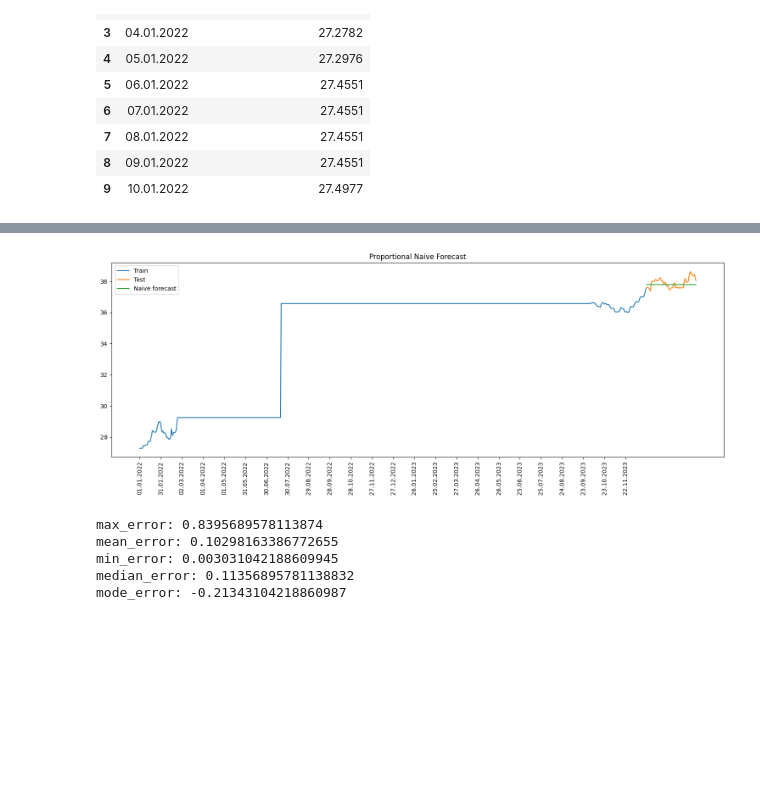
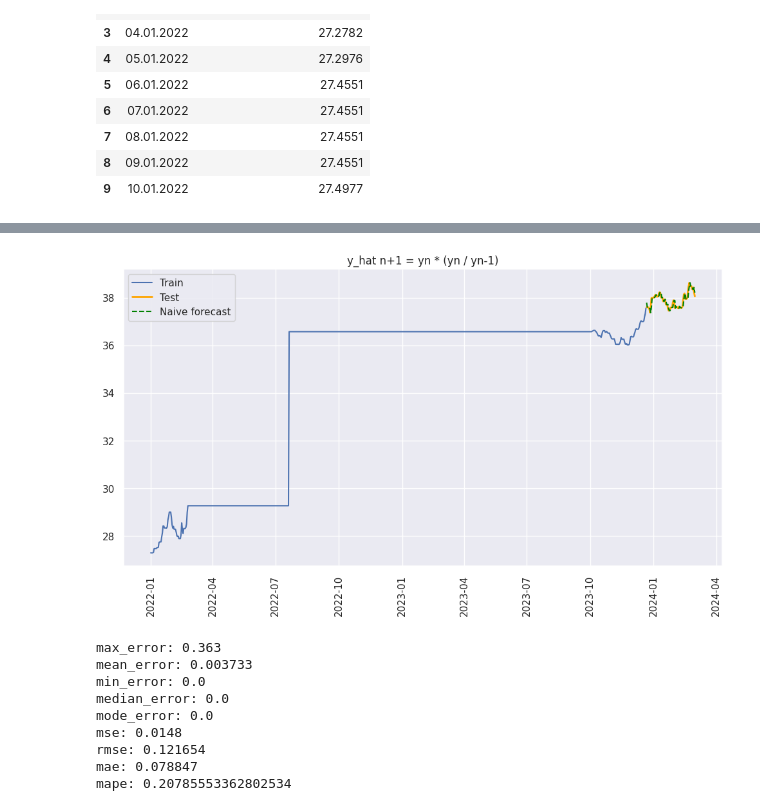
Before and after one commit to 4gn5t/DataAnalysis, a Jupyter notebook: lab7/main.ipynb, the cells around one changed output, grey strips where cells are left out. Cells and saved outputs as stored; diff of their text form; code cells hidden in the pictures; blank space fills up the shorter version.

```diff
--- a/lab7/main.ipynb
+++ b/lab7/main.ipynb
@@ -52,12 +54,16 @@ _data[['Дата', 'Офіційний курс гривні, грн']].head(10)
 # %%
 date = _data['Дата'].to_numpy()
 value = _data['Офіційний курс гривні, грн'].to_numpy()
+date = pd.to_datetime(date, format='%d.%m.%Y')
 
-plt.plot(figsize=(12, 6))
-plt.plot(date, value)
-plt.xlabel('Дата')
-plt.ylabel('Офіційний курс гривні, грн')
-plt.title('Графік офіційного курсу гривні')
-plt.xticks(date[::30], rotation=90)
+sns.set_theme(style="darkgrid")
+plt.figure(figsize=(15, 8))
+plt.plot(date, value, color='blue', linewidth=2)
+plt.title('Офіційний курс гривні щодо іноземних валют', fontsize=20)
+plt.xlabel('Дата', fontsize=15)
+plt.ylabel('Офіційний курс гривні, грн', fontsize=15)
+plt.xticks(rotation=45)
+plt.grid(True)
+plt.tight_layout()
 plt.show()
 # %% [output]
@@ -160,44 +185,58 @@ mode_error: 3.1435630555555534
 # %%
 train_len = 720
 train = _data.iloc[:train_len].copy()
 test = _data.iloc[train_len:].copy()
 
+train['Дата'] = pd.to_datetime(train['Дата'], format='%d.%m.%Y')
+test['Дата'] = pd.to_datetime(test['Дата'], format='%d.%m.%Y')
+
+train['Офіційний курс гривні, грн'] = train['Офіційний курс гривні, грн'].astype(float)
+test['Офіційний курс гривні, грн'] = test['Офіційний курс гривні, грн'].astype(float)
+
 y_hat_naive = test.copy()
-growth_rate = train['Офіційний курс гривні, грн'][train_len - 1] / train['Офіційний курс гривні, грн'][train_len - 2]
-y_hat_naive['naive_forecast'] = train['Офіційний курс гривні, грн'][train_len - 1] * growth_rate
+y_hat_naive['naive_forecast'] = test['Офіційний курс гривні, грн'].shift(1)
+y_hat_naive.loc[y_hat_naive.index[0], 'naive_forecast'] = train['Офіційний курс гривні, грн'].iloc[-1] * (train['Офіційний курс гривні, грн'].iloc[-1] / train['Офіційний курс гривні, грн'].iloc[-2])
 
-plt.figure(figsize=(15, 6))
+plt.figure(figsize=(12, 6))
 plt.plot(train['Дата'], train['Офіційний курс гривні, грн'], label='Train')
-plt.plot(test['Дата'], test['Офіційний курс гривні, грн'], label='Test')
-plt.plot(y_hat_naive['Дата'], y_hat_naive['naive_forecast'], label='Naive forecast')
+plt.plot(test['Дата'], test['Офіційний курс гривні, грн'], label='Test', color='orange', linewidth=2)
+plt.plot(y_hat_naive['Дата'], y_hat_naive['naive_forecast'], label='Naive forecast', color='green', linestyle='--')
 plt.legend()
-plt.title('Proportional Naive Forecast')
-plt.xticks(train['Дата'][::30], rotation=90)
-plt.tight_layout()
+plt.title('y_hat n+1 = yn * (yn / yn-1)')
+plt.xticks(rotation=90)
+plt.grid(True)
 plt.show()
 
 def calculation_statistic_error(y_true, y_pred):
     errors = y_true - y_pred
     return {
-        'max_error': np.max(np.abs(errors)),
-        'mean_error': np.mean(errors),
-        'min_error': np.min(np.abs(errors)),
-        'median_error': np.median(errors),
-        'mode_error': stats.mode(errors)[0]
+        'max_error': np.max(np.abs(errors)).round(6),
+        'mean_error': np.mean(errors).round(6),
+        'min_error': np.min(np.abs(errors)).round(6),
+        'median_error': np.median(errors).round(6),
+        'mode_error': stats.mode(errors, keepdims=True)[0][0].round(6),
+        'mse': np.mean(errors**2).round(6),
+        'rmse': np.sqrt(np.mean(errors**2)).round(6),
+        'mae': np.mean(np.abs(errors)).round(6),
+        'mape': np.mean(np.abs(errors / y_true)) * 100,
     }
 
 errors = calculation_statistic_error(
     test['Офіційний курс гривні, грн'],
     y_hat_naive['naive_forecast']
 )
 
 for metric, value in errors.items():
     print(f'{metric}: {value}')
 # %% [output]
-[figure, old version]
+[figure, new version]
-max_error: 0.8395689578113874
-mean_error: 0.10298163386772655
-min_error: 0.003031042188609945
-median_error: 0.11356895781138832
-mode_error: -0.21343104218860987
+max_error: 0.363
+mean_error: 0.003733
+min_error: 0.0
+median_error: 0.0
+mode_error: 0.0
+mse: 0.0148
+rmse: 0.121654
+mae: 0.078847
+mape: 0.20785553362802534
 # %%
```
Also changed, not shown: parts of 11 cells of this notebook.
